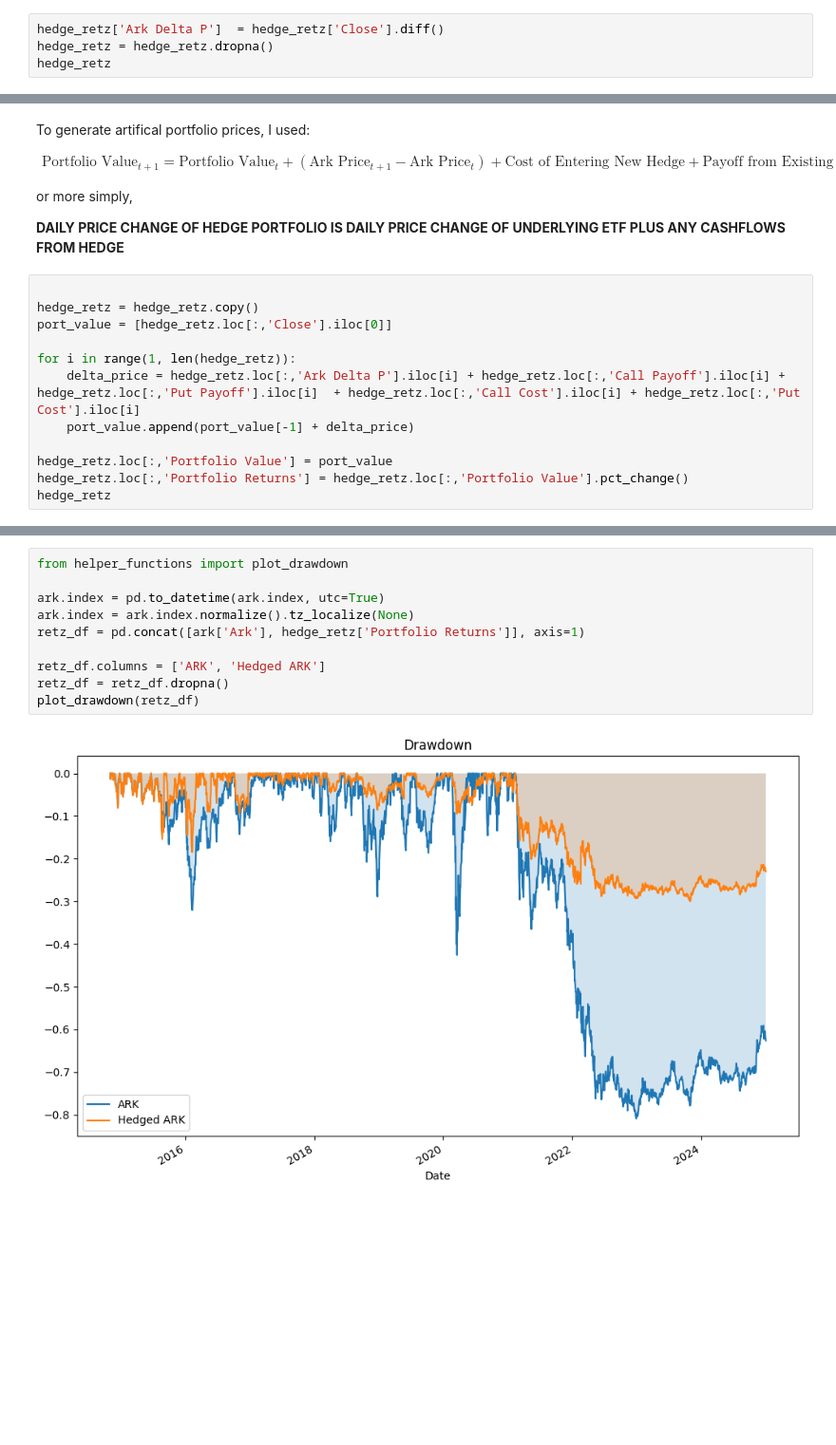
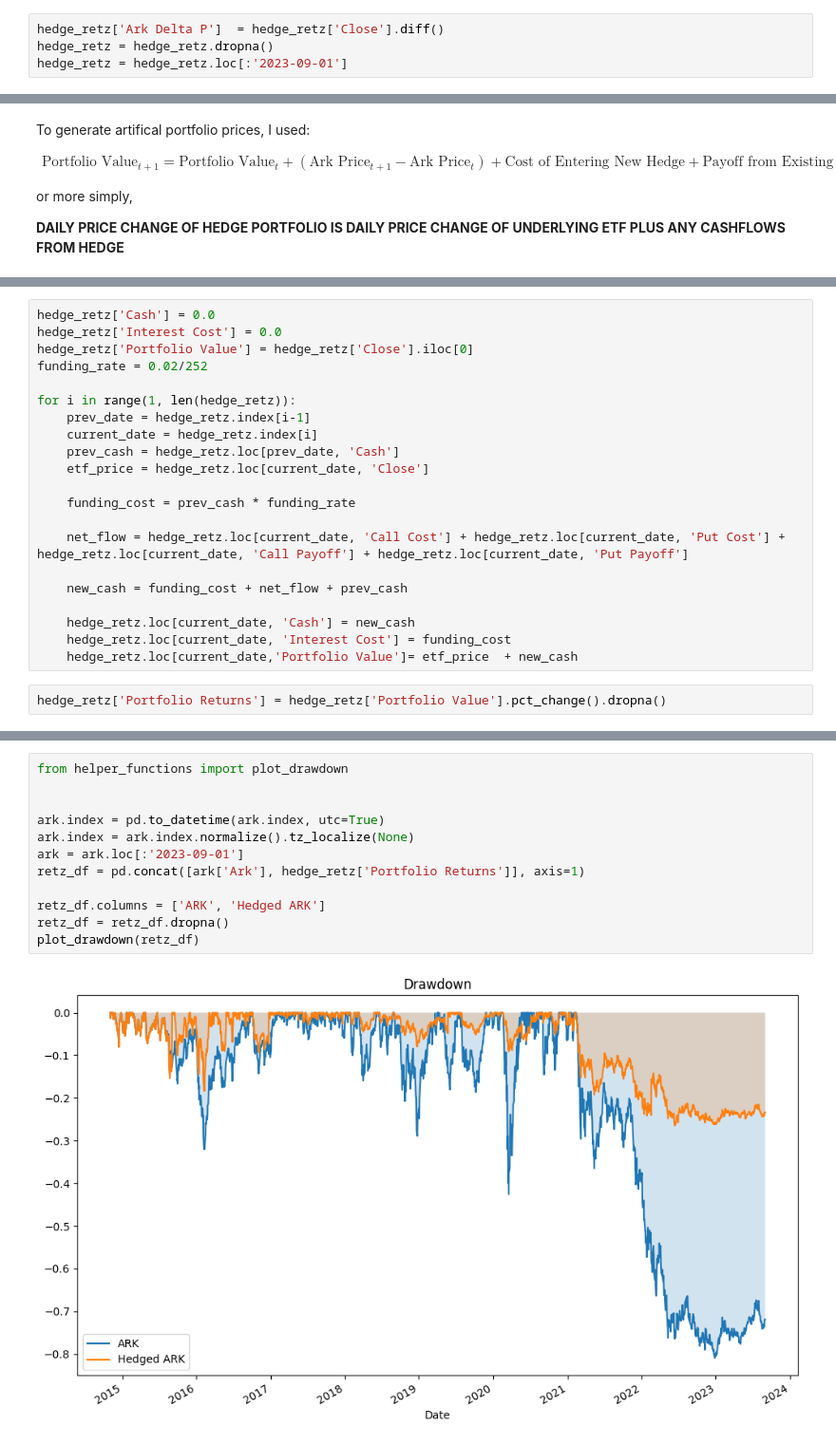
Before and after one commit to mschaefer77/MF-Project, a Jupyter notebook: Calibration.ipynb, the cells around one changed output, grey strips where cells are left out. Shown at 95% size. Cells and saved outputs as stored; diff of their text form; blank space fills up the shorter version.

Commit message:
Beta hedge

```diff
--- a/Calibration.ipynb
+++ b/Calibration.ipynb
@@ -303,4 +303,4 @@ hedge_retz
 # %%
 hedge_retz['Ark Delta P']  = hedge_retz['Close'].diff()
 hedge_retz = hedge_retz.dropna()
-hedge_retz
+hedge_retz = hedge_retz.loc[:'2023-09-01']
@@ -329,15 +314,3 @@ To generate artifical portfolio prices, I used:
 or more simply,
 
 **DAILY PRICE CHANGE OF HEDGE PORTFOLIO IS DAILY PRICE CHANGE OF UNDERLYING ETF PLUS ANY CASHFLOWS FROM HEDGE**
-# %%
-
-hedge_retz = hedge_retz.copy()
-port_value = [hedge_retz.loc[:,'Close'].iloc[0]]
-
-for i in range(1, len(hedge_retz)):
-    delta_price = hedge_retz.loc[:,'Ark Delta P'].iloc[i] + hedge_retz.loc[:,'Call Payoff'].iloc[i] +  hedge_retz.loc[:,'Put Payoff'].iloc[i]  + hedge_retz.loc[:,'Call Cost'].iloc[i] + hedge_retz.loc[:,'Put Cost'].iloc[i]
-    port_value.append(port_value[-1] + delta_price)
-
-hedge_retz.loc[:,'Portfolio Value'] = port_value
-hedge_retz.loc[:,'Portfolio Returns'] = hedge_retz.loc[:,'Portfolio Value'].pct_change()
-hedge_retz
@@ -359,3 +317,26 @@ hedge_retz
+# %%
+hedge_retz['Cash'] = 0.0
+hedge_retz['Interest Cost'] = 0.0
+hedge_retz['Portfolio Value'] = hedge_retz['Close'].iloc[0]
+funding_rate = 0.02/252
+
+for i in range(1, len(hedge_retz)):
+    prev_date = hedge_retz.index[i-1]
+    current_date = hedge_retz.index[i]
+    prev_cash = hedge_retz.loc[prev_date, 'Cash']
+    etf_price = hedge_retz.loc[current_date, 'Close']
+
+    funding_cost = prev_cash * funding_rate
+
+    net_flow = hedge_retz.loc[current_date, 'Call Cost'] + hedge_retz.loc[current_date, 'Put Cost'] + hedge_retz.loc[current_date, 'Call Payoff'] + hedge_retz.loc[current_date, 'Put Payoff']
+
+    new_cash = funding_cost + net_flow + prev_cash
+
+    hedge_retz.loc[current_date, 'Cash'] = new_cash
+    hedge_retz.loc[current_date, 'Interest Cost'] = funding_cost
+    hedge_retz.loc[current_date,'Portfolio Value']= etf_price  + new_cash
+# %%
+hedge_retz['Portfolio Returns'] = hedge_retz['Portfolio Value'].pct_change().dropna()
 # %%
 from helper_functions import GeomSummary, SummarizeReturns
 
@@ -419,12 +401,14 @@ plt.tight_layout()
 # %%
 from helper_functions import plot_drawdown
 
+
 ark.index = pd.to_datetime(ark.index, utc=True)
 ark.index = ark.index.normalize().tz_localize(None)
+ark = ark.loc[:'2023-09-01']
 retz_df = pd.concat([ark['Ark'], hedge_retz['Portfolio Returns']], axis=1)
 
 retz_df.columns = ['ARK', 'Hedged ARK']
 retz_df = retz_df.dropna()
 plot_drawdown(retz_df)
 # %% [output]
-[figure, old version]
+[figure, new version]
```
Also changed, not shown: parts of 6 cells of this notebook, 4 other files.
